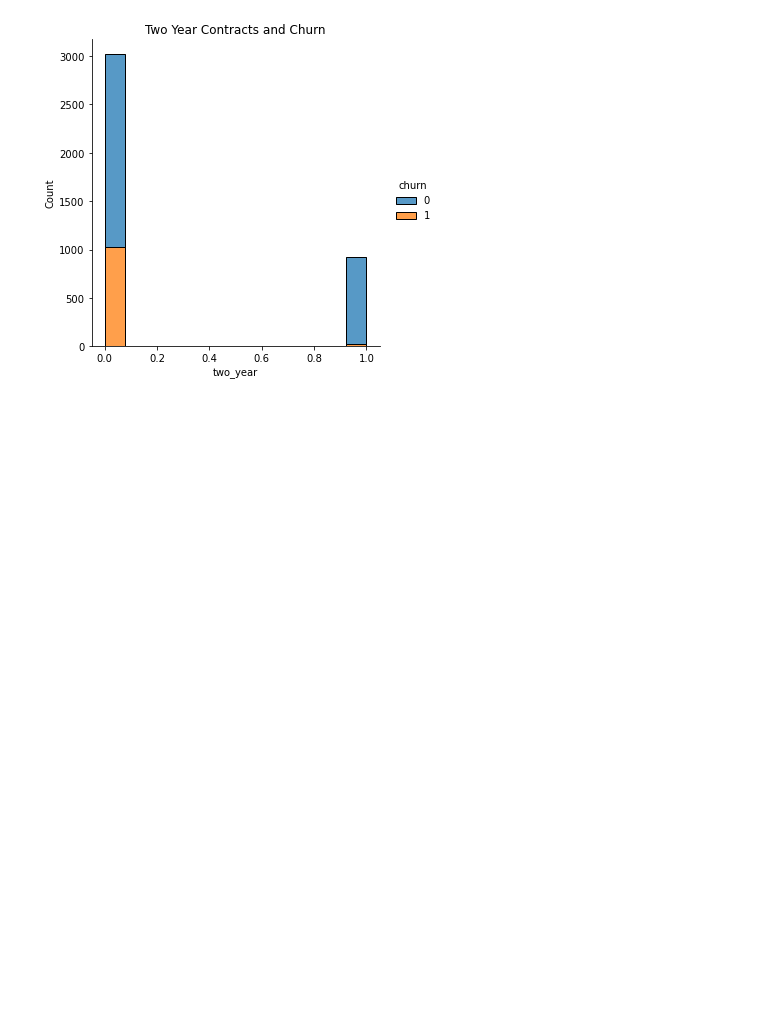
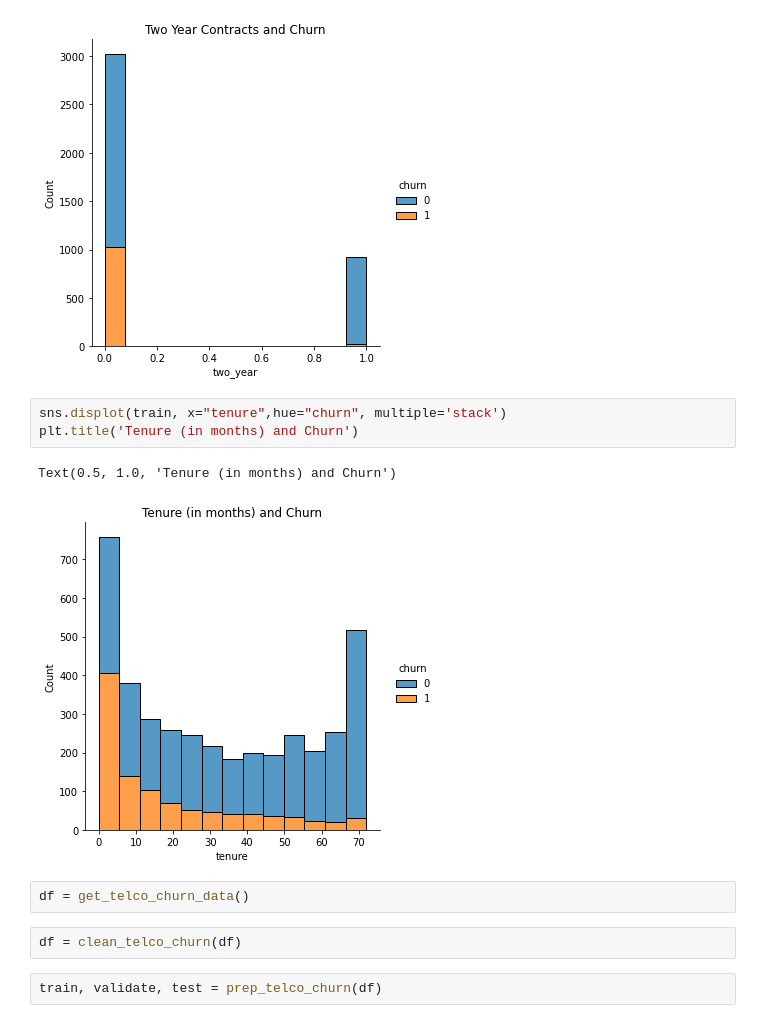
Before and after one commit to annah-vu/classification_project, a Jupyter notebook: exploration.ipynb, the cells around one changed output. Cells and saved outputs as stored; diff of their text form; blank space fills up the shorter version.

```diff
--- a/exploration.ipynb
+++ b/exploration.ipynb
@@ -189,3 +251,15 @@ plt.show()
 # %% [output]
 [figure]
 [figure]
+# %%
+sns.displot(train, x="tenure",hue="churn", multiple='stack')
+plt.title('Tenure (in months) and Churn')
+# %% [output]
+Text(0.5, 1.0, 'Tenure (in months) and Churn')
+[figure, added]
+# %%
+df = get_telco_churn_data()
+# %%
+df = clean_telco_churn(df)
+# %%
+train, validate, test = prep_telco_churn(df)
```
Also changed, not shown: parts of 25 cells of this notebook.
